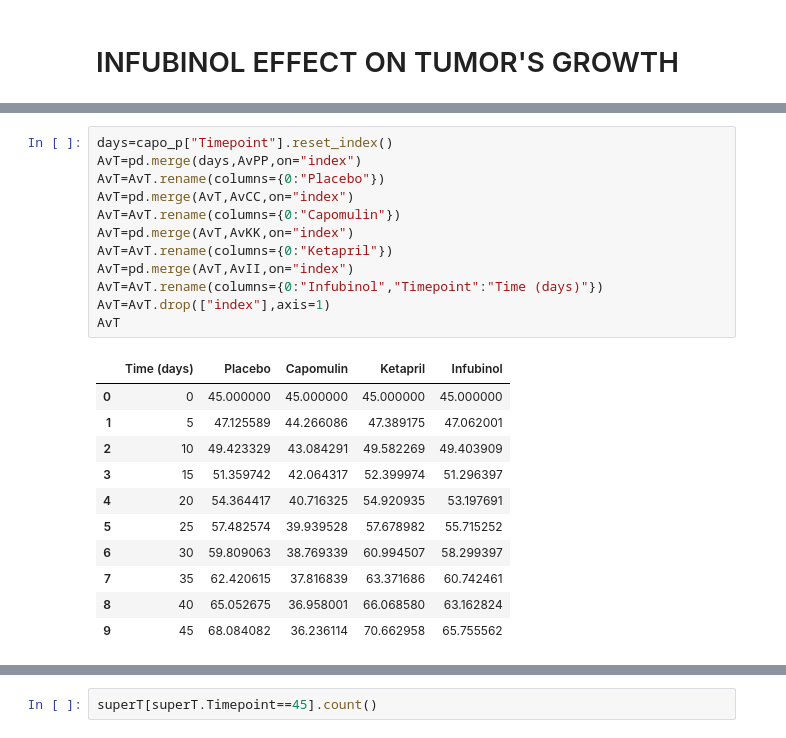
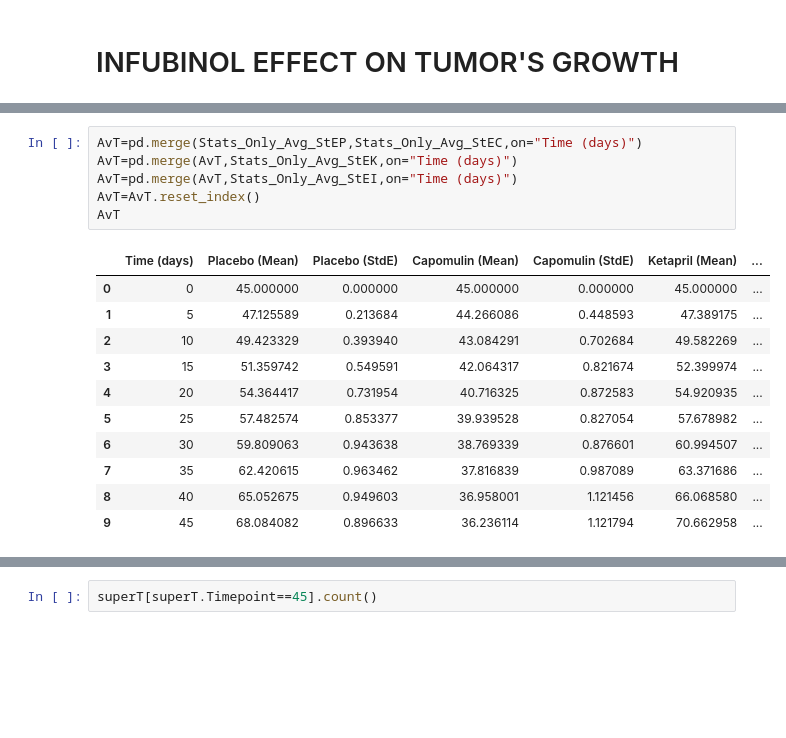
Before and after one commit to alejoes/05-MatplotlibProject, a Jupyter notebook: Pymaceuticals/Pymaceuticals.ipynb, the cells around one changed output, grey strips where cells are left out. Saved outputs shown, nothing was run; the diff lists cells and outputs as text; blank space fills up the shorter version.

```diff
--- a/Pymaceuticals/Pymaceuticals.ipynb
+++ b/Pymaceuticals/Pymaceuticals.ipynb
@@ -217,28 +235,22 @@ y
 | 7 | 61.9317 | 60.9039 | 58.0926 | 67.8214 | 60.0643 | 56.5233 | 60.5416 | 61.7302 | 58.6284 | nan | nan | ... |
 | 8 | 63.5935 | 63.0951 | 60.5679 | 69.4281 | 61.5253 | 58.3156 | 64.1387 | 63.6207 | 60.0537 | nan | nan | ... |
 | 9 | 67.9734 | 65.5257 | 66.0831 | 72.2267 | 62.4354 | 60.9188 | 66.1969 | 67.6856 | 62.7545 | nan | nan | ... |
-# %%
-days=capo_p["Timepoint"].reset_index()
-AvT=pd.merge(days,AvPP,on="index")
-AvT=AvT.rename(columns={0:"Placebo"})
-AvT=pd.merge(AvT,AvCC,on="index")
-AvT=AvT.rename(columns={0:"Capomulin"})
-AvT=pd.merge(AvT,AvKK,on="index")
-AvT=AvT.rename(columns={0:"Ketapril"})
-AvT=pd.merge(AvT,AvII,on="index")
-AvT=AvT.rename(columns={0:"Infubinol","Timepoint":"Time (days)"})
-AvT=AvT.drop(["index"],axis=1)
-AvT
-# %% [output]
-|  | Time (days) | Placebo | Capomulin | Ketapril | Infubinol |
-| 0 | 0 | 45.000000 | 45.000000 | 45.000000 | 45.000000 |
-| 1 | 5 | 47.125589 | 44.266086 | 47.389175 | 47.062001 |
-| 2 | 10 | 49.423329 | 43.084291 | 49.582269 | 49.403909 |
-| 3 | 15 | 51.359742 | 42.064317 | 52.399974 | 51.296397 |
-| 4 | 20 | 54.364417 | 40.716325 | 54.920935 | 53.197691 |
-| 5 | 25 | 57.482574 | 39.939528 | 57.678982 | 55.715252 |
-| 6 | 30 | 59.809063 | 38.769339 | 60.994507 | 58.299397 |
-| 7 | 35 | 62.420615 | 37.816839 | 63.371686 | 60.742461 |
-| 8 | 40 | 65.052675 | 36.958001 | 66.068580 | 63.162824 |
-| 9 | 45 | 68.084082 | 36.236114 | 70.662958 | 65.755562 |
+# %%
+AvT=pd.merge(Stats_Only_Avg_StEP,Stats_Only_Avg_StEC,on="Time (days)")
+AvT=pd.merge(AvT,Stats_Only_Avg_StEK,on="Time (days)")
+AvT=pd.merge(AvT,Stats_Only_Avg_StEI,on="Time (days)")
+AvT=AvT.reset_index()
+AvT
+# %% [output]
+|  | Time (days) | Placebo (Mean) | Placebo (StdE) | Capomulin (Mean) | Capomulin (StdE) | Ketapril (Mean) | ... |
+| 0 | 0 | 45.000000 | 0.000000 | 45.000000 | 0.000000 | 45.000000 | ... |
+| 1 | 5 | 47.125589 | 0.213684 | 44.266086 | 0.448593 | 47.389175 | ... |
+| 2 | 10 | 49.423329 | 0.393940 | 43.084291 | 0.702684 | 49.582269 | ... |
+| 3 | 15 | 51.359742 | 0.549591 | 42.064317 | 0.821674 | 52.399974 | ... |
+| 4 | 20 | 54.364417 | 0.731954 | 40.716325 | 0.872583 | 54.920935 | ... |
+| 5 | 25 | 57.482574 | 0.853377 | 39.939528 | 0.827054 | 57.678982 | ... |
+| 6 | 30 | 59.809063 | 0.943638 | 38.769339 | 0.876601 | 60.994507 | ... |
+| 7 | 35 | 62.420615 | 0.963462 | 37.816839 | 0.987089 | 63.371686 | ... |
+| 8 | 40 | 65.052675 | 0.949603 | 36.958001 | 1.121456 | 66.068580 | ... |
+| 9 | 45 | 68.084082 | 0.896633 | 36.236114 | 1.121794 | 70.662958 | ... |
 # %%
```
Also changed, not shown: parts of 6 cells of this notebook.
